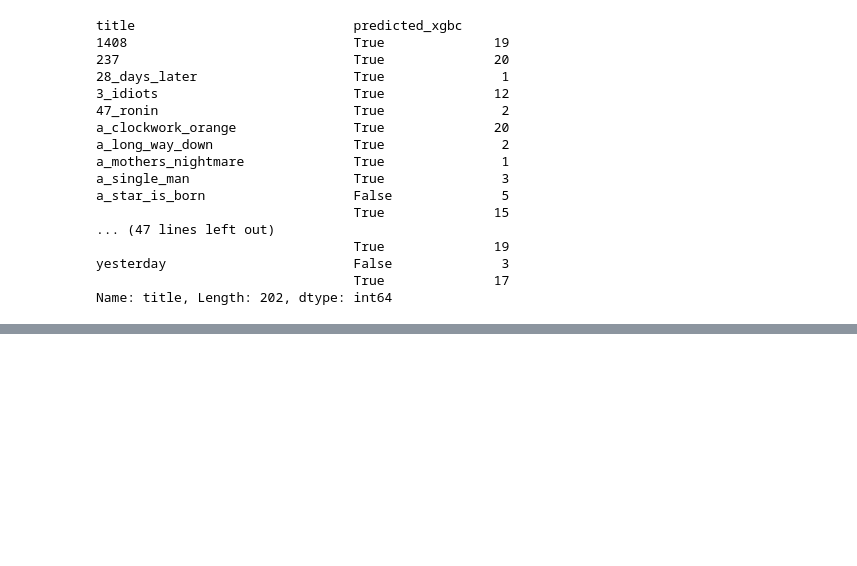
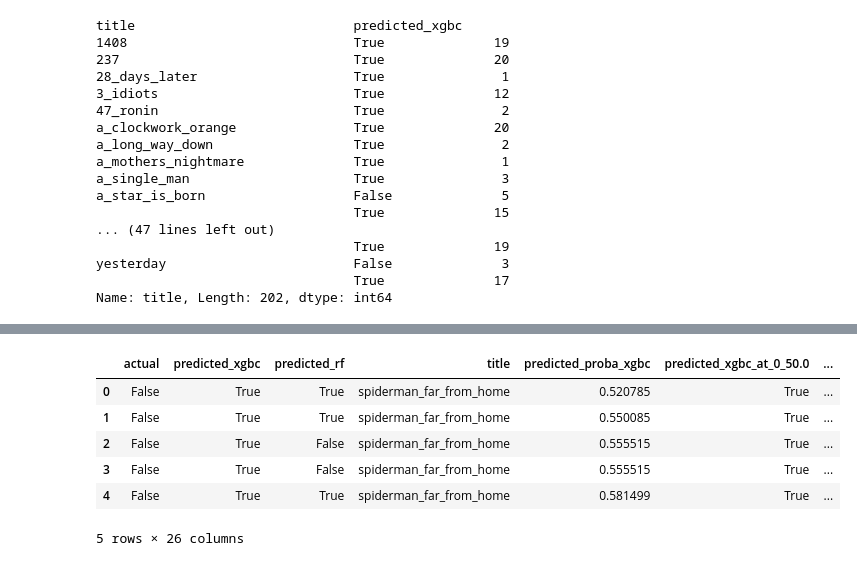
Before and after one commit to matthewzapata/twitter-trigger-warnings, a Jupyter notebook: trigger_warnings.ipynb, the cells around one changed output, grey strips where cells are left out. Cells and saved outputs as stored; diff of their text form; code cells hidden in the pictures; blank space fills up the shorter version.

```diff
--- a/trigger_warnings.ipynb
+++ b/trigger_warnings.ipynb
@@ -1668,0 +1684,6 @@ I cna
+# %%
+def classify_with_new_decision_threshold(probability, new_threshold):
+    if probability > new_threshold:
+        return True
+    else:
+        return False
@@ -1668,0 +1764,10 @@ I cna
+# %%
+train.head()
+# %% [output]
+|  | actual | predicted_xgbc | predicted_rf | title | predicted_proba_xgbc | predicted_xgbc_at_0_50.0 | ... |
+| 0 | False | True | True | spiderman_far_from_home | 0.520785 | True | ... |
+| 1 | False | True | True | spiderman_far_from_home | 0.550085 | True | ... |
+| 2 | False | True | False | spiderman_far_from_home | 0.555515 | True | ... |
+| 3 | False | True | False | spiderman_far_from_home | 0.555515 | True | ... |
+| 4 | False | True | True | spiderman_far_from_home | 0.581499 | True | ... |
+5 rows × 26 columns
```
Also changed, not shown: parts of 16 cells of this notebook.
